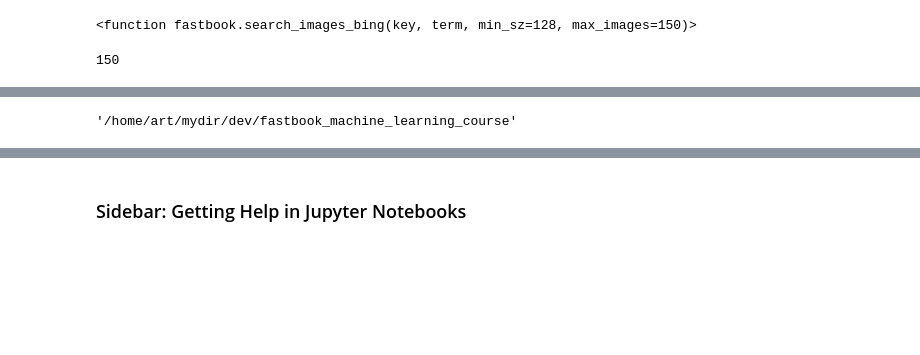
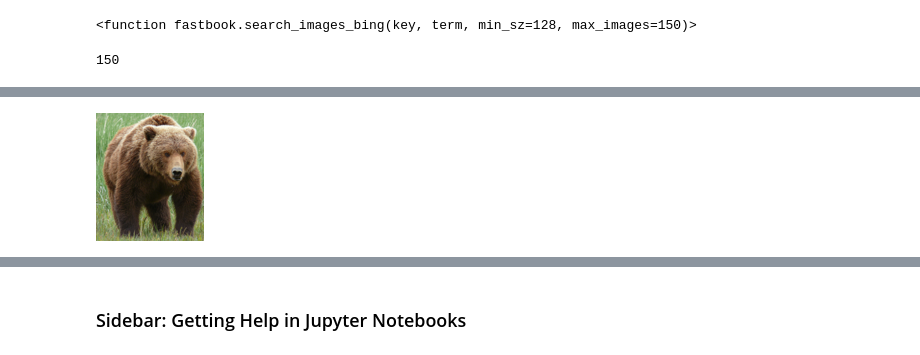
Before and after one commit to artkpv/fastbook, a Jupyter notebook: 02_production_clean.ipynb, the cells around one changed output, grey strips where cells are left out. Cells and saved outputs as stored; diff of their text form; code cells hidden in the pictures; blank space fills up the shorter version.

```diff
--- a/02_production_clean.ipynb
+++ b/02_production_clean.ipynb
@@ -57,11 +58,9 @@ download_url(ims[0], dest)
 Path('images/grizzly.jpg')
-# %%
-os.getcwd()
-# %% [output]
-'/home/art/mydir/dev/fastbook_machine_learning_course'
 # %%
-#im = Image.open(dest)
-#im.to_thumb(128,128)
+im = Image.open(dest)
+im.to_thumb(128,128)
+# %% [output]
+[figure, added]
 # %%
 bear_types = 'grizzly','black','teddy'
 path = Path('bears')
```
Also changed, not shown: parts of 24 cells of this notebook, 14 other files.
